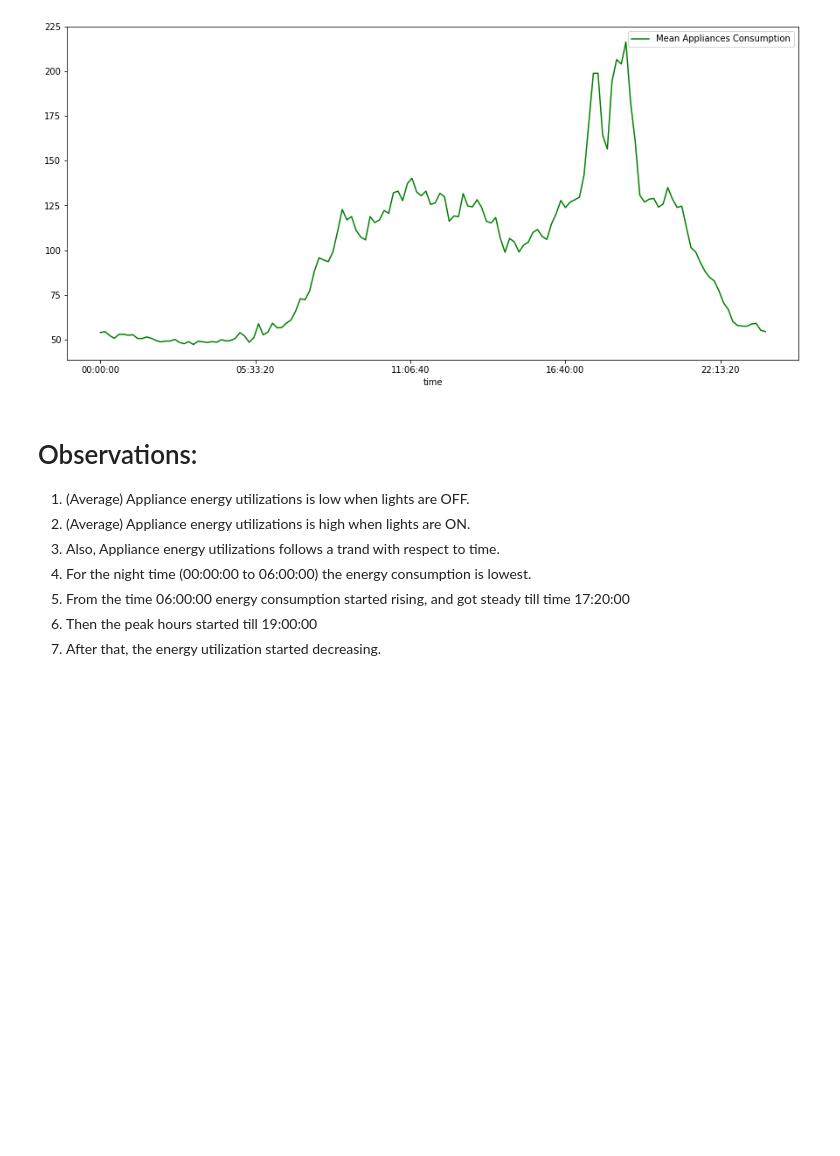
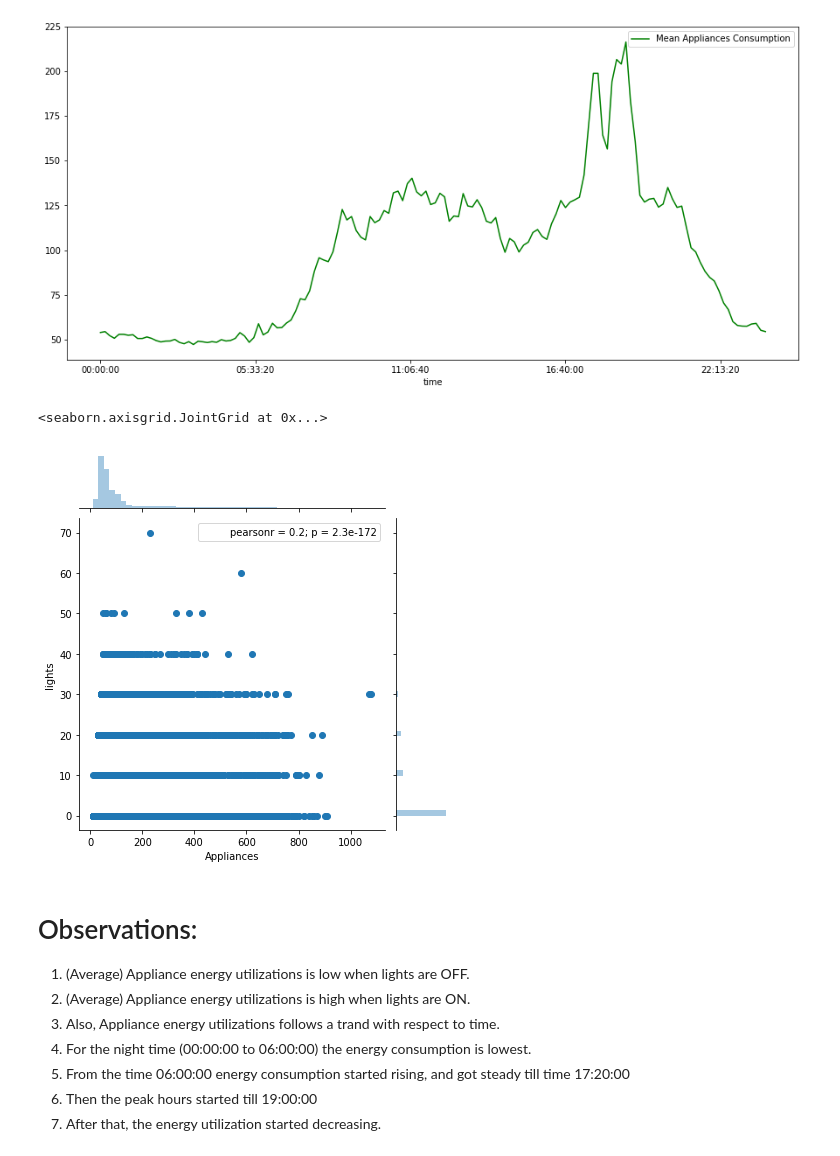
Before and after one commit to jai-soni/Advanced-Data-Science, a Jupyter notebook: Assignment 2/Part 2_EDA.ipynb, the cells around one changed output. Saved outputs shown, nothing was run; the diff lists cells and outputs as text; code cells hidden in the pictures; blank space fills up the shorter version.

```diff
--- a/Assignment 2/Part 2_EDA.ipynb
+++ b/Assignment 2/Part 2_EDA.ipynb
@@ -569,6 +639,11 @@ ax.legend()
 # %% [output]
 <matplotlib.legend.Legend at 0x...>
 [figure]
+# %%
+sns.jointplot(x='Appliances', y='lights', data = energy, kind='scatter')
+# %% [output]
+<seaborn.axisgrid.JointGrid at 0x...>
+[figure, added]
 # %% [markdown]
 # Observations:
 1. (Average) Appliance energy utilizations is low when lights are OFF.
```
Also changed, not shown: parts of 7 cells of this notebook, 1 other file.
